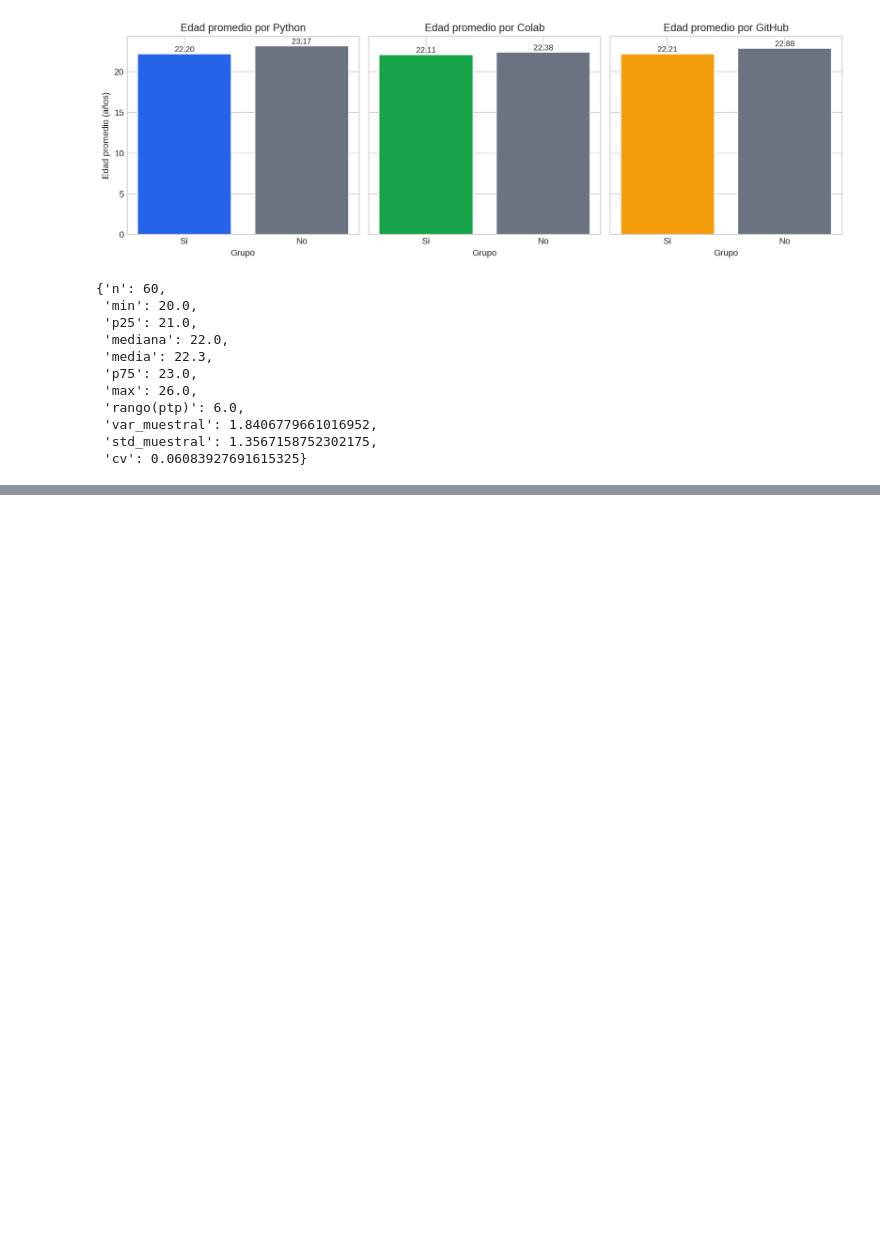
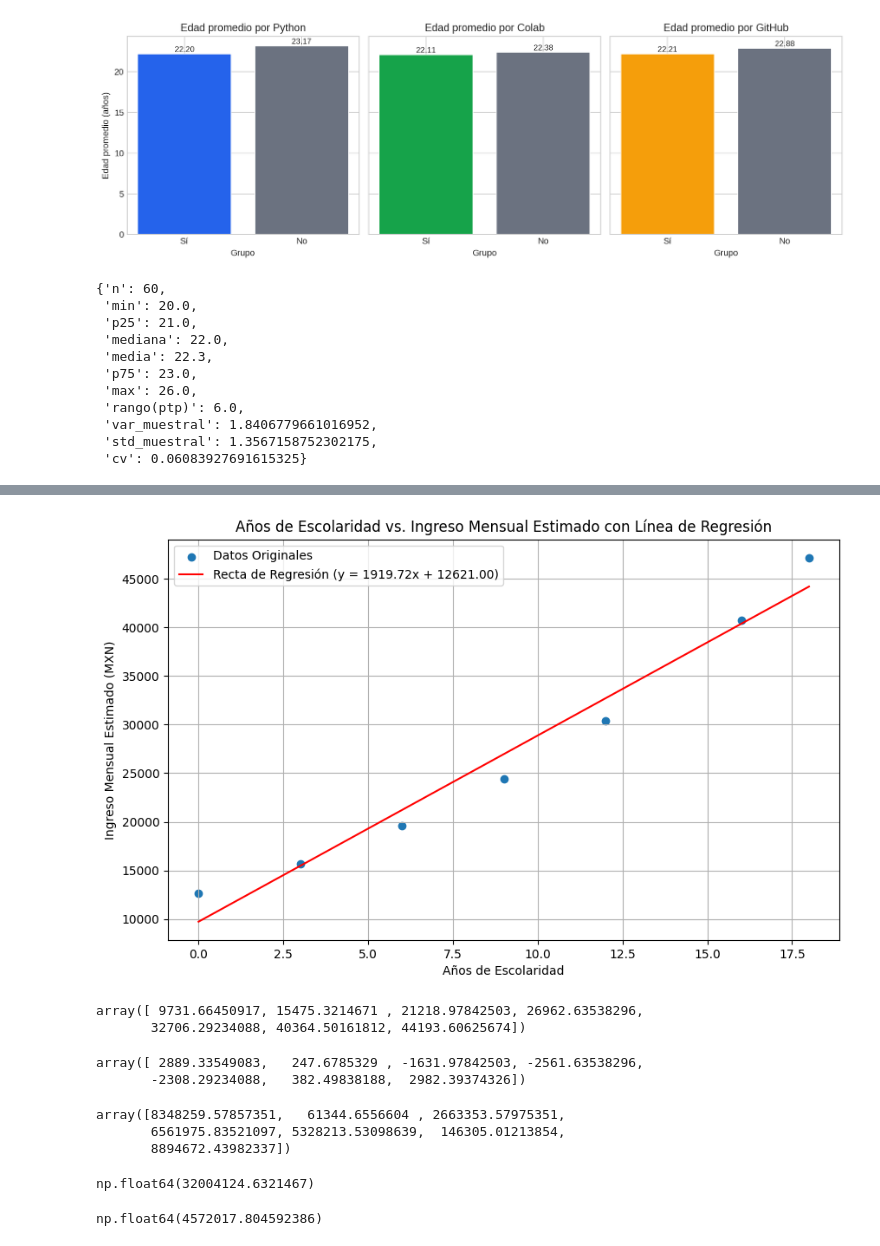
Before and after one commit to GrandManager153/Mineria_De_Datos, a Jupyter notebook: Mineria_Datos.ipynb, the cells around one changed output, grey strips where cells are left out. Drawn from its saved outputs; the diff is of its cells as text; code cells hidden in the pictures; blank space fills up the shorter version.

```diff
--- a/Mineria_Datos.ipynb
+++ b/Mineria_Datos.ipynb
@@ -596,0 +718,6 @@ summary_age
+# %%
+# Cambia la forma de anios_escolaridad a 2D array como es requerido por sklearn
+X = anios_escolaridad.reshape(-1, 1)
+y = ingreso_mensual_estimado_mx
+
+X
@@ -596,0 +732,11 @@ summary_age
+# %%
+# Crear y ajustar el modelo de regresión lineal
+modelo_regresion = LinearRegression()
+modelo_regresion.fit(X, y)
+
+# Obtener los coeficientes (m) e intercepto (b) del nuevo modelo
+m_sklearn = modelo_regresion.coef_[0]
+b_sklearn = modelo_regresion.intercept_
+
+print(f"Coefficients (m) from scikit-learn: {m_sklearn:.2f}")
+print(f"Intercept (b) from scikit-learn: {b_sklearn:.2f}")
@@ -596,0 +755,49 @@ summary_age
+# %%
+linea_ingreso_estimado_new_plot = m_sklearn * anios_escolaridad + b_sklearn
+
+plt.figure(figsize=(10, 6))
+plt.scatter(anios_escolaridad, ingreso_mensual_estimado_mx, label='Datos Originales')
+plt.plot(anios_escolaridad, linea_ingreso_estimado_new_plot, color='red',
+         label=f'Recta de Regresión (y = {m:.2f}x + {b:.2f})')
+plt.title('Años de Escolaridad vs. Ingreso Mensual Estimado con Línea de Regresión')
+plt.xlabel('Años de Escolaridad')
+plt.ylabel('Ingreso Mensual Estimado (MXN)')
+plt.grid(True)
+plt.legend()
+plt.show()
+# %% [output]
+[figure, added]
+# %%
+# 1. Calcular los valores predichos (y_pred) usando la ecuación de la recta
+y_pred = m_sklearn * anios_escolaridad + b_sklearn
+y_pred
+# %% [output]
+array([ 9731.66450917, 15475.3214671 , 21218.97842503, 26962.63538296,
+       32706.29234088, 40364.50161812, 44193.60625674])
+# %%
+# 2. Calcular los errores (residuales): la diferencia entre los valores reales y los predichos
+errores = ingreso_mensual_estimado_mx - y_pred
+errores
+# %% [output]
+array([ 2889.33549083,   247.6785329 , -1631.97842503, -2561.63538296,
+       -2308.29234088,   382.49838188,  2982.39374326])
+# %%
+# 3. Elevar al cuadrado cada error
+errores_cuadrados = errores**2
+errores_cuadrados
+# %% [output]
+array([8348259.57857351,   61344.6556604 , 2663353.57975351,
+       6561975.83521097, 5328213.53098639,  146305.01213854,
+       8894672.43982337])
+# %%
+# 4. Sumar los errores cuadrados
+suma_errores_cuadrados = np.sum(errores_cuadrados)
+suma_errores_cuadrados
+# %% [output]
+np.float64(32004124.6321467)
+# %%
+# 5. Dividir la suma de los errores cuadrados por el número de puntos para obtener el MSE
+mse = suma_errores_cuadrados / len(anios_escolaridad)
+mse
+# %% [output]
+np.float64(4572017.804592386)
```
Also changed, not shown: parts of 24 cells of this notebook.
